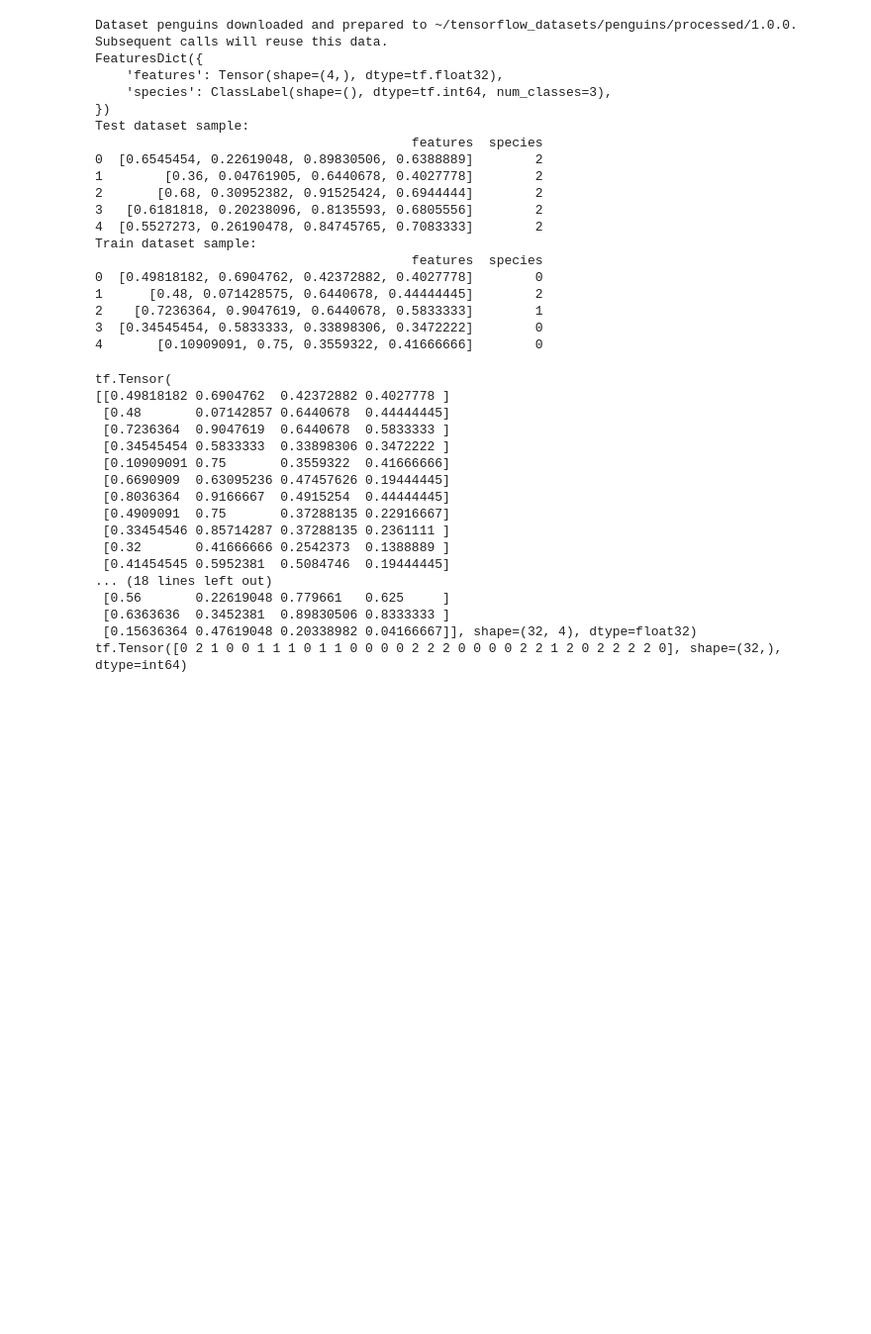
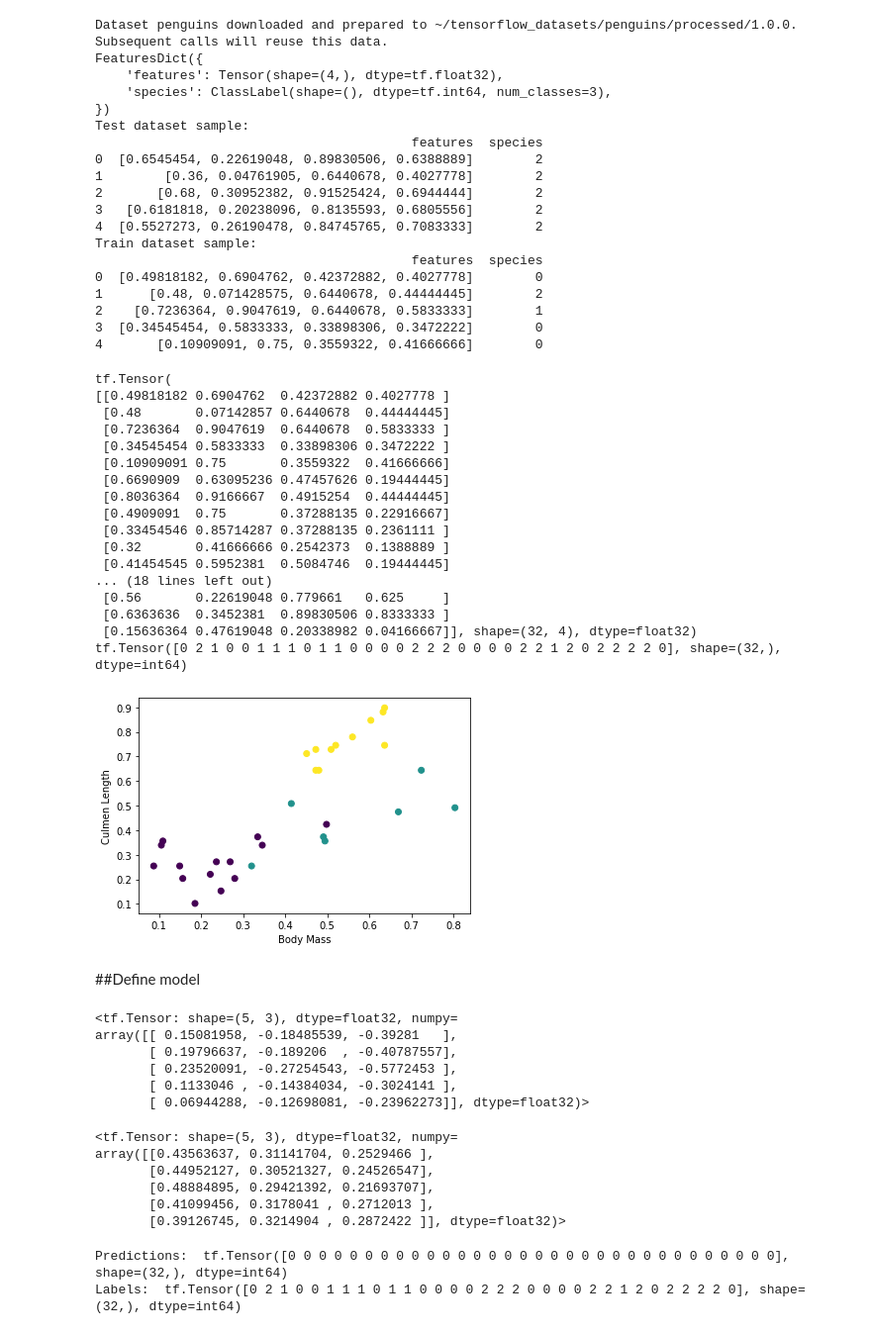
Before and after one commit to ArashDehghanyan/ml-and-vision-practices, a Jupyter notebook: Customization.ipynb, the cells around one changed output. Shown at 99% size. Cells and saved outputs as stored; diff of their text form; code cells hidden in the pictures; blank space fills up the shorter version.

```diff
--- a/Customization.ipynb
+++ b/Customization.ipynb
@@ -380,3 +384,18 @@ tf.Tensor(
  [0.6363636  0.3452381  0.89830506 0.8333333 ]
  [0.15636364 0.47619048 0.20338982 0.04166667]], shape=(32, 4), dtype=float32)
 tf.Tensor([0 2 1 0 0 1 1 1 0 1 1 0 0 0 0 2 2 2 0 0 0 0 2 2 1 2 0 2 2 2 2 0], shape=(32,), dtype=int64)
+# %%
+plt.scatter(
+    features[:, 0],
+    features[:, 2],
+    c = labels,
+    cmap='viridis'
+)
+
+plt.xlabel('Body Mass')
+plt.ylabel('Culmen Length')
+plt.show()
+# %% [output]
+[figure, added]
+# %% [markdown]
+##Define model
@@ -382,0 +408,27 @@ tf.Tensor([0 2 1 0 0 1 1 1 0 1 1 0 0 0 0 2 2 2 0 0 0 0 2 2 1 2 0 2 2 2 2 0], sha
+# %%
+predictions = model(features)
+# This example returns a logit for each class
+predictions[:5]
+# %% [output]
+<tf.Tensor: shape=(5, 3), dtype=float32, numpy=
+array([[ 0.15081958, -0.18485539, -0.39281   ],
+       [ 0.19796637, -0.189206  , -0.40787557],
+       [ 0.23520091, -0.27254543, -0.5772453 ],
+       [ 0.1133046 , -0.14384034, -0.3024141 ],
+       [ 0.06944288, -0.12698081, -0.23962273]], dtype=float32)>
+# %%
+# Convert logits to probabilities by softmax function
+tf.nn.softmax(predictions[:5])
+# %% [output]
+<tf.Tensor: shape=(5, 3), dtype=float32, numpy=
+array([[0.43563637, 0.31141704, 0.2529466 ],
+       [0.44952127, 0.30521327, 0.24526547],
+       [0.48884895, 0.29421392, 0.21693707],
+       [0.41099456, 0.3178041 , 0.2712013 ],
+       [0.39126745, 0.3214904 , 0.2872422 ]], dtype=float32)>
+# %%
+print("Predictions: ", tf.argmax(predictions, axis=1))
+print("Labels: ", labels)
+# %% [output]
+Predictions:  tf.Tensor([0 0 0 0 0 0 0 0 0 0 0 0 0 0 0 0 0 0 0 0 0 0 0 0 0 0 0 0 0 0 0 0], shape=(32,), dtype=int64)
+Labels:  tf.Tensor([0 2 1 0 0 1 1 1 0 1 1 0 0 0 0 2 2 2 0 0 0 0 2 2 1 2 0 2 2 2 2 0], shape=(32,), dtype=int64)
```
Also changed, not shown: parts of 20 cells of this notebook.
